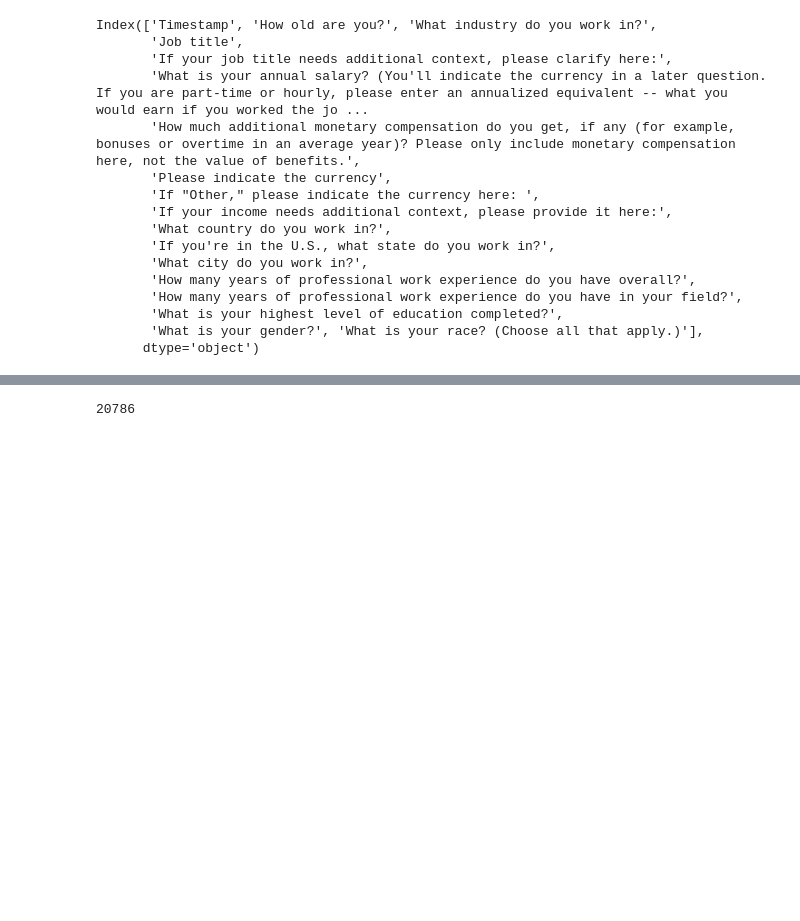
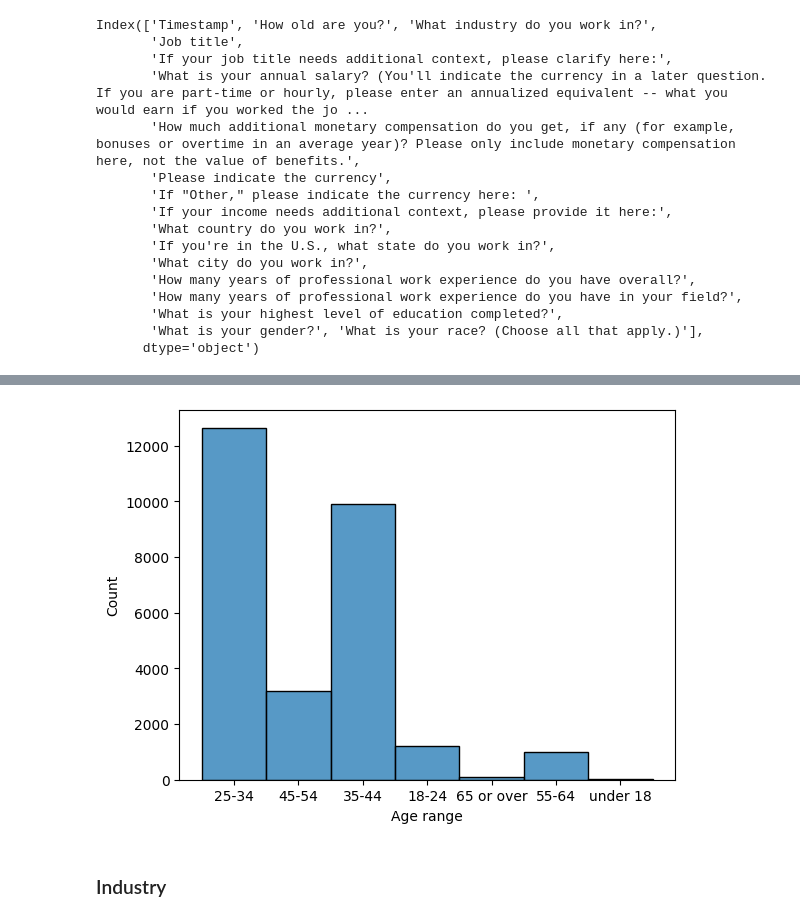
Before and after one commit to hamydang16/Data-Analysis, a Jupyter notebook: Data_cleaning.ipynb, the cells around one changed output, grey strips where cells are left out. Saved outputs shown, nothing was run; the diff lists cells and outputs as text; code cells hidden in the pictures; blank space fills up the shorter version.

```diff
--- a/Data_cleaning.ipynb
+++ b/Data_cleaning.ipynb
@@ -107,3 +100,0 @@ array(['25-34', '45-54', '35-44', '18-24', '65 or over', '55-64',
-# %%
-#Rename age column
-df = df.rename(columns={'How old are you?': 'Age'})
@@ -113,3 +101,19 @@ df['What industry do you work in?'].value_counts().head(25)
-# %%
-#rename industry column
-df = df.rename(columns={'What industry do you work in?': 'Industry'})
+# %%
+new_col_names = ['Timestamp', 'Age range', 'Industry',
+       'Job title',
+       'Job title context',
+       'Annual salary',
+       'Additional monetary compensation',
+       'Currency',
+       'Other currency',
+       'Income additional context',
+       'Country',
+       'State',
+       'City',
+       'YOE (Overall)',
+       'YOE (Field)',
+       'Eduacation (Highest complete)',
+       'Gender', 'Race']
+# %%
+#rename columns that are too long
+df.columns = new_col_names
@@ -116,8 +146,9 @@ df = df.rename(columns={'What industry do you work in?': 'Industry'})
+# %%
+sns.histplot(df['Age range']);
+# %% [output]
+[figure, added]
+# %% [markdown]
+### Industry
 # %%
 #Group the non-top 25 industries into others
 df['Industry'] = df['Industry'].apply(lambda x: 'Others' if x not in df['Industry'].value_counts().head(25).index else x)
-# %%
-#Drop clarification for job title as null values account for the majority of values
-df['If your job title needs additional context, please clarify here:'].isnull().sum()
-# %% [output]
-20786
```
Also changed, not shown: parts of 18 cells of this notebook.
